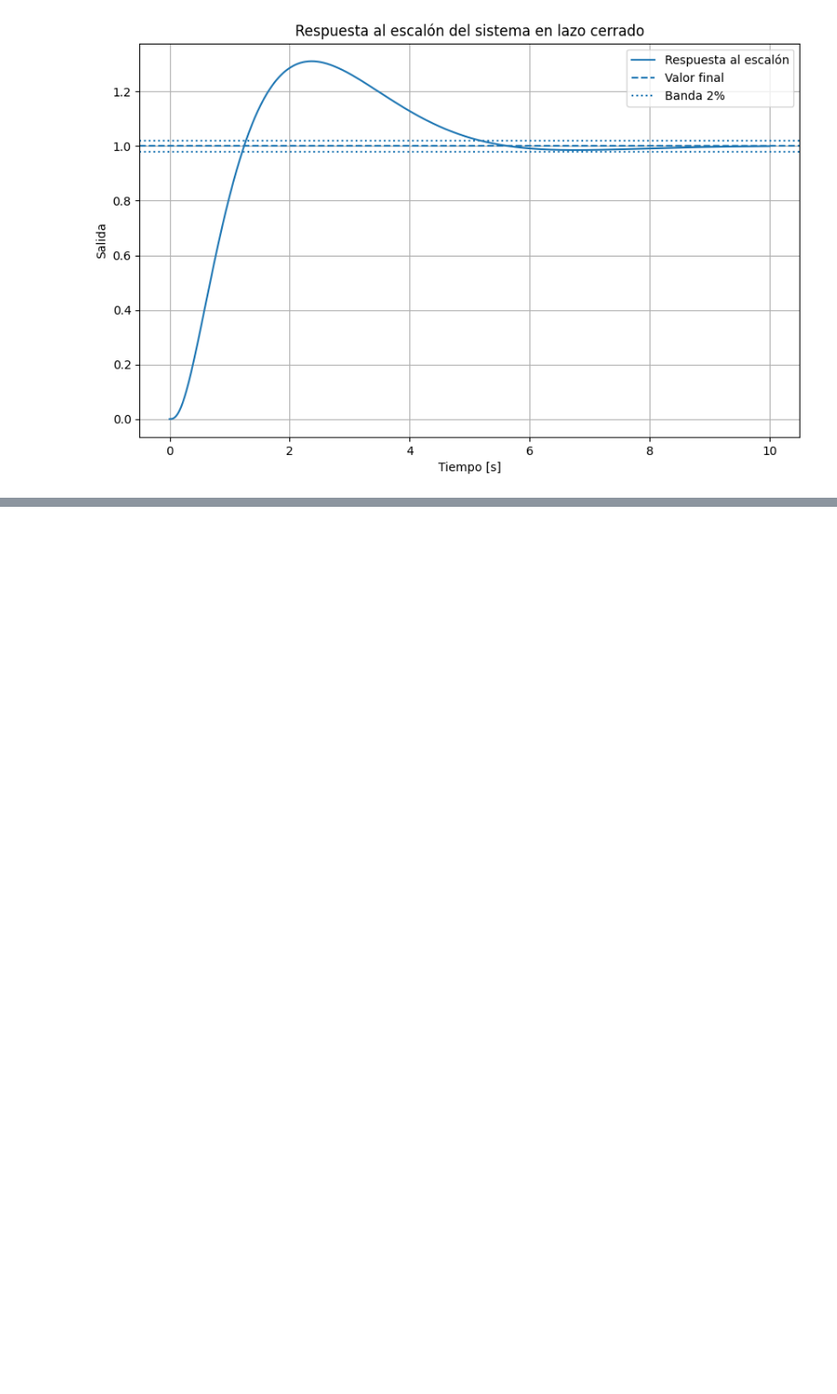
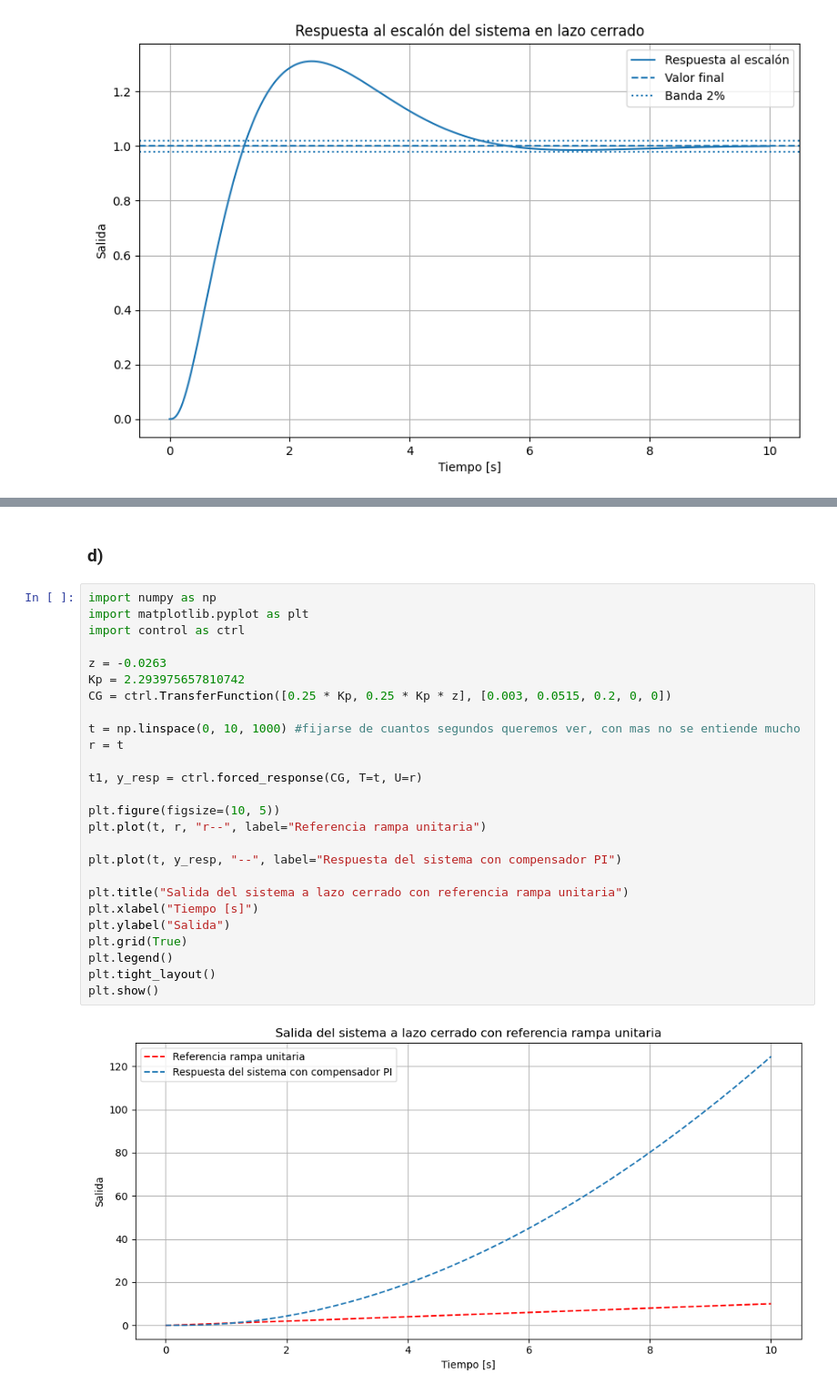
Before and after one commit to LucioLuque/Control-TP1, a Jupyter notebook: Ejercicio1.ipynb, the cells around one changed output, grey strips where cells are left out. Shown at 91% size. Saved outputs shown, nothing was run; the diff lists cells and outputs as text; blank space fills up the shorter version.

```diff
--- a/Ejercicio1.ipynb
+++ b/Ejercicio1.ipynb
@@ -640,0 +665,30 @@ Mp = 31.107175383636722
+# %% [markdown]
+### d)
+# %%
+import numpy as np
+import matplotlib.pyplot as plt
+import control as ctrl
+
+z = -0.0263
+Kp = 2.293975657810742
+CG = ctrl.TransferFunction([0.25 * Kp, 0.25 * Kp * z], [0.003, 0.0515, 0.2, 0, 0])
+
+t = np.linspace(0, 10, 1000) #fijarse de cuantos segundos queremos ver, con mas no se entiende mucho
+r = t
+
+t1, y_resp = ctrl.forced_response(CG, T=t, U=r)
+
+plt.figure(figsize=(10, 5))
+plt.plot(t, r, "r--", label="Referencia rampa unitaria")
+
+plt.plot(t, y_resp, "--", label="Respuesta del sistema con compensador PI")
+
+plt.title("Salida del sistema a lazo cerrado con referencia rampa unitaria")
+plt.xlabel("Tiempo [s]")
+plt.ylabel("Salida")
+plt.grid(True)
+plt.legend()
+plt.tight_layout()
+plt.show()
+# %% [output]
+[figure, added]
```
Also changed, not shown: parts of 3 cells of this notebook.
